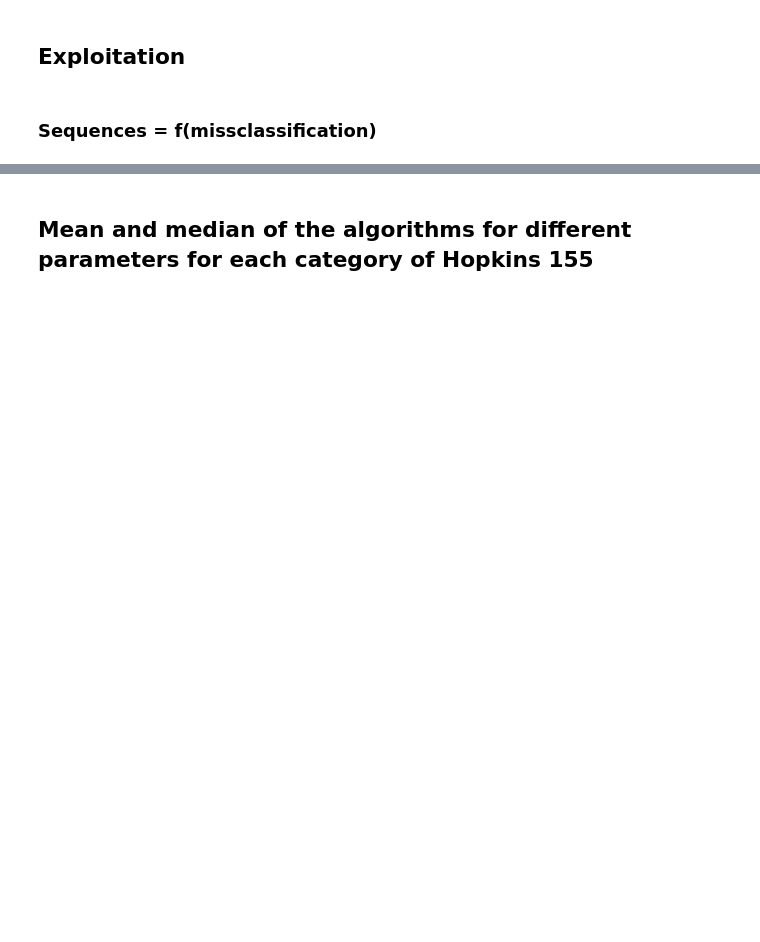
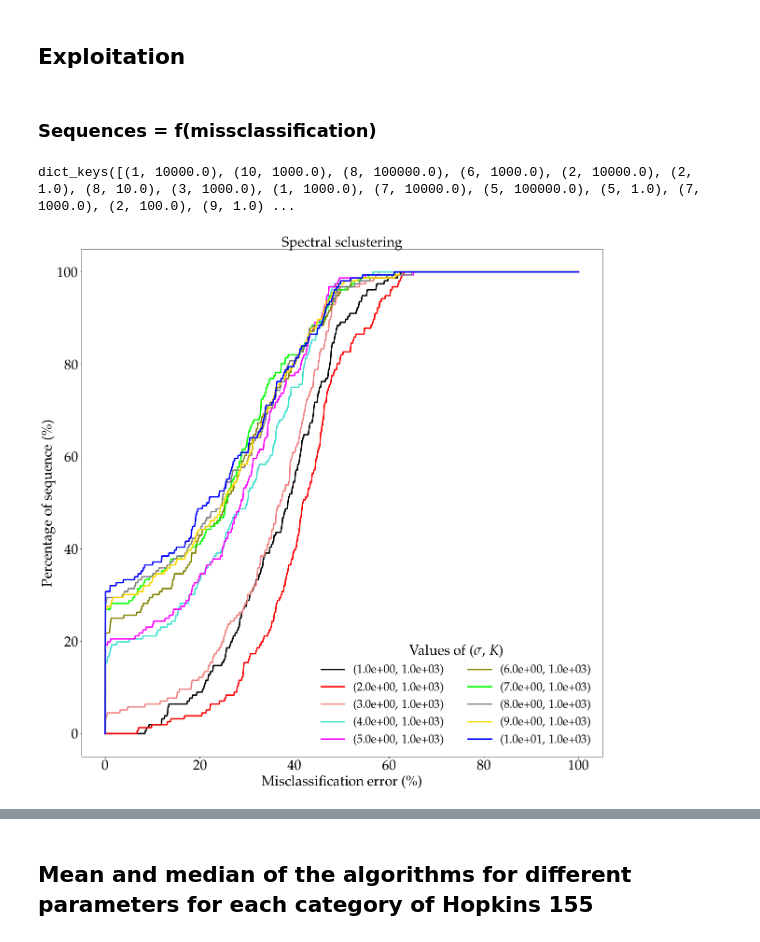
Before and after one commit to VincentMatthys/Unsupervised, a Jupyter notebook: project2/group/Motion_segmentation.ipynb, the cells around one changed output, grey strips where cells are left out. Drawn from its saved outputs; the diff is of its cells as text; code cells hidden in the pictures; blank space fills up the shorter version.

```diff
--- a/project2/group/Motion_segmentation.ipynb
+++ b/project2/group/Motion_segmentation.ipynb
@@ -253,6 +231,14 @@ lines = [(0, ())]
 colors = ["black", "red", "lightcoral", "turquoise", "magenta", "olive", "lime", "gray", "gold", "blue"]
 from itertools import cycle
 linecycler = cycle(lines)
+# %%
+SC_res.keys()
+# %% [output]
+dict_keys([(1, 10000.0), (10, 1000.0), (8, 100000.0), (6, 1000.0), (2, 10000.0), (2, 1.0), (8, 10.0), (3, 1000.0), (1, 1000.0), (7, 10000.0), (5, 100000.0), (5, 1.0), (7, 1000.0), (2, 100.0), (9, 1.0) ...
+# %%
+b
+# %% [output]
+[figure, added]
 # %%
 step = 0.001
 X = 100 * np.arange(0, 1 + step, step)
```
Also changed, not shown: parts of 25 cells of this notebook.
